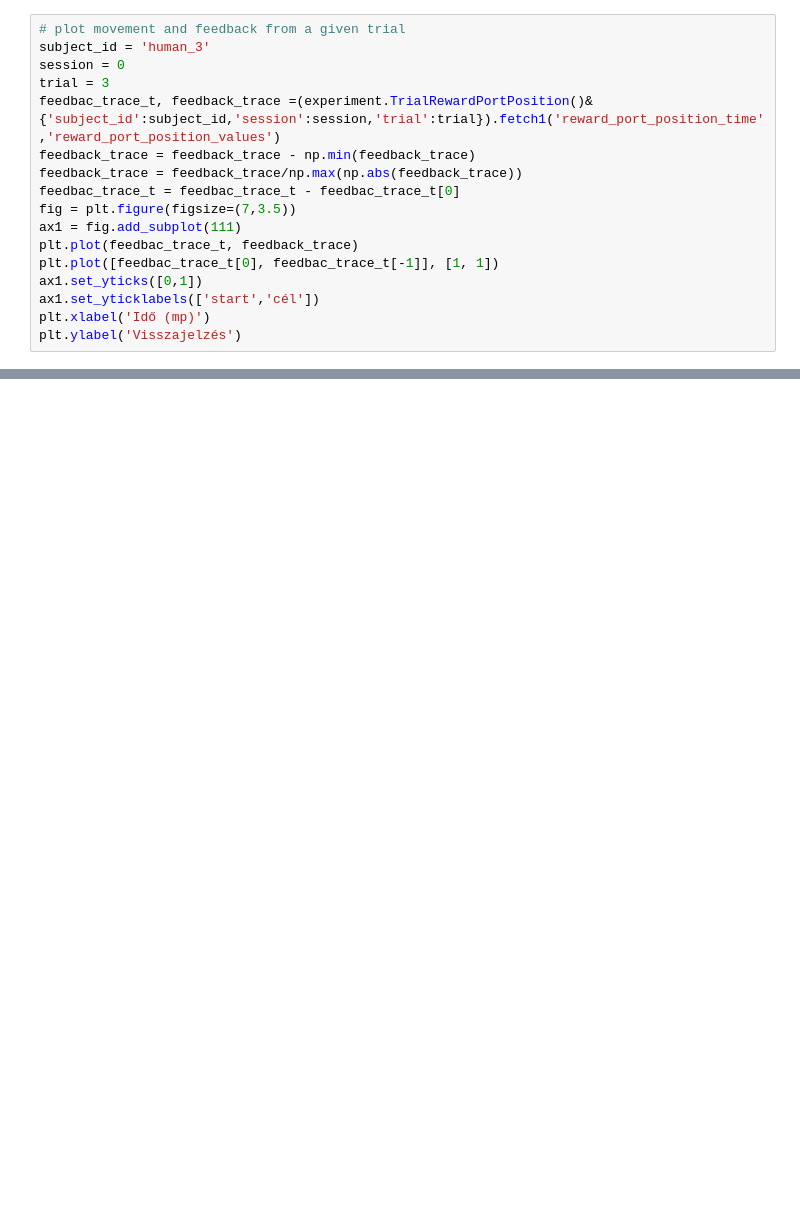
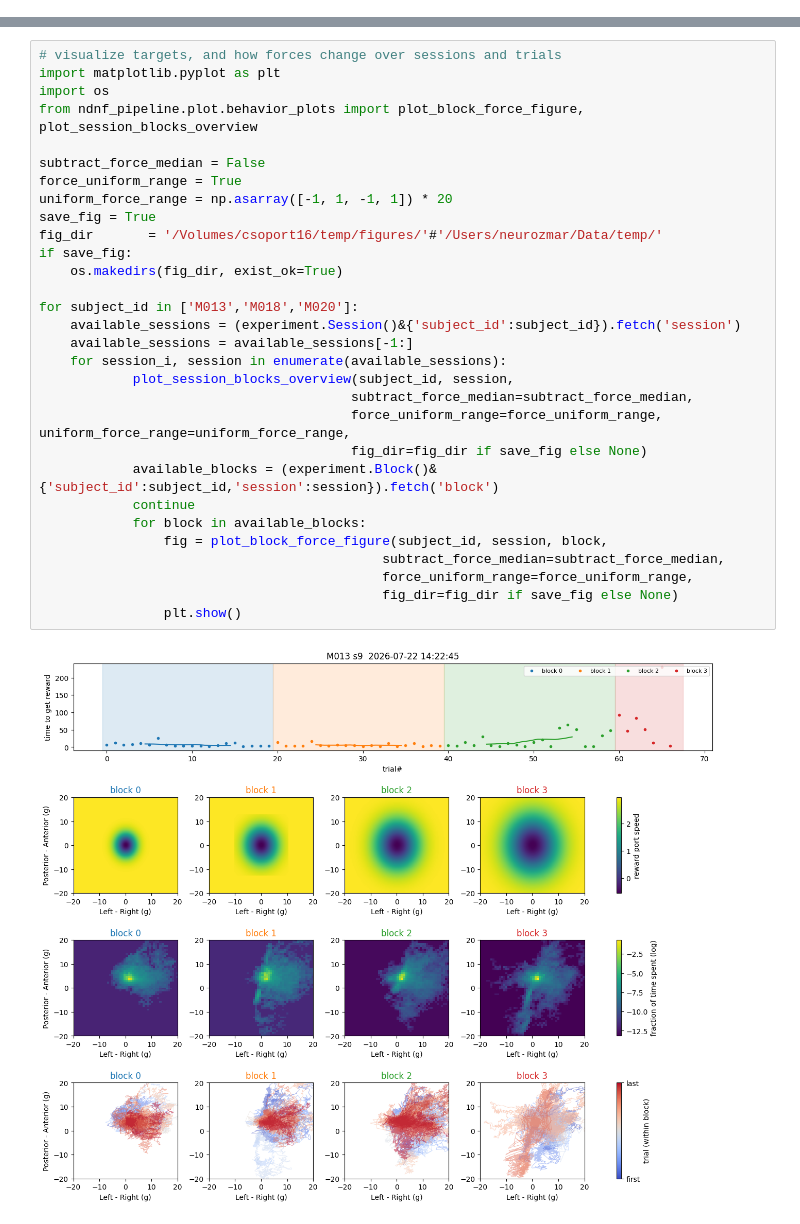
Before and after one commit to rozmar/NDNF-pipeline, a Jupyter notebook: Notebooks/behavior.ipynb, the cells around one changed output, grey strips where cells are left out. Drawn from its saved outputs; the diff is of its cells as text; blank space fills up the shorter version.

```diff
--- a/Notebooks/behavior.ipynb
+++ b/Notebooks/behavior.ipynb
@@ -244,17 +130,0 @@ array([], dtype=object)
-# %%
-# plot movement and feedback from a given trial
-subject_id = 'human_3'
-session = 0
-trial = 3
-feedbac_trace_t, feedback_trace =(experiment.TrialRewardPortPosition()&{'subject_id':subject_id,'session':session,'trial':trial}).fetch1('reward_port_position_time','reward_port_position_values')
-feedback_trace = feedback_trace - np.min(feedback_trace)
-feedback_trace = feedback_trace/np.max(np.abs(feedback_trace))
-feedbac_trace_t = feedbac_trace_t - feedbac_trace_t[0]
-fig = plt.figure(figsize=(7,3.5))
-ax1 = fig.add_subplot(111)
-plt.plot(feedbac_trace_t, feedback_trace)
-plt.plot([feedbac_trace_t[0], feedbac_trace_t[-1]], [1, 1])
-ax1.set_yticks([0,1])
-ax1.set_yticklabels(['start','cél'])
-plt.xlabel('Idő (mp)')
-plt.ylabel('Visszajelzés')
@@ -308,0 +131,32 @@ human1
+# %%
+# visualize targets, and how forces change over sessions and trials
+import matplotlib.pyplot as plt
+import os
+from ndnf_pipeline.plot.behavior_plots import plot_block_force_figure, plot_session_blocks_overview
+
+subtract_force_median = False
+force_uniform_range = True
+uniform_force_range = np.asarray([-1, 1, -1, 1]) * 20
+save_fig = True
+fig_dir       = '/Volumes/csoport16/temp/figures/'#'/Users/neurozmar/Data/temp/'
+if save_fig:
+    os.makedirs(fig_dir, exist_ok=True)
+
+for subject_id in ['M013','M018','M020']:
+    available_sessions = (experiment.Session()&{'subject_id':subject_id}).fetch('session')
+    available_sessions = available_sessions[-1:]
+    for session_i, session in enumerate(available_sessions):
+            plot_session_blocks_overview(subject_id, session,
+                                        subtract_force_median=subtract_force_median,
+                                        force_uniform_range=force_uniform_range, uniform_force_range=uniform_force_range,
+                                        fig_dir=fig_dir if save_fig else None)
+            available_blocks = (experiment.Block()&{'subject_id':subject_id,'session':session}).fetch('block')
+            continue
+            for block in available_blocks:
+                fig = plot_block_force_figure(subject_id, session, block,
+                                            subtract_force_median=subtract_force_median,
+                                            force_uniform_range=force_uniform_range,
+                                            fig_dir=fig_dir if save_fig else None)
+                plt.show()
+# %% [output]
+[figure, added]
```
Also changed, not shown: parts of 14 cells of this notebook.
